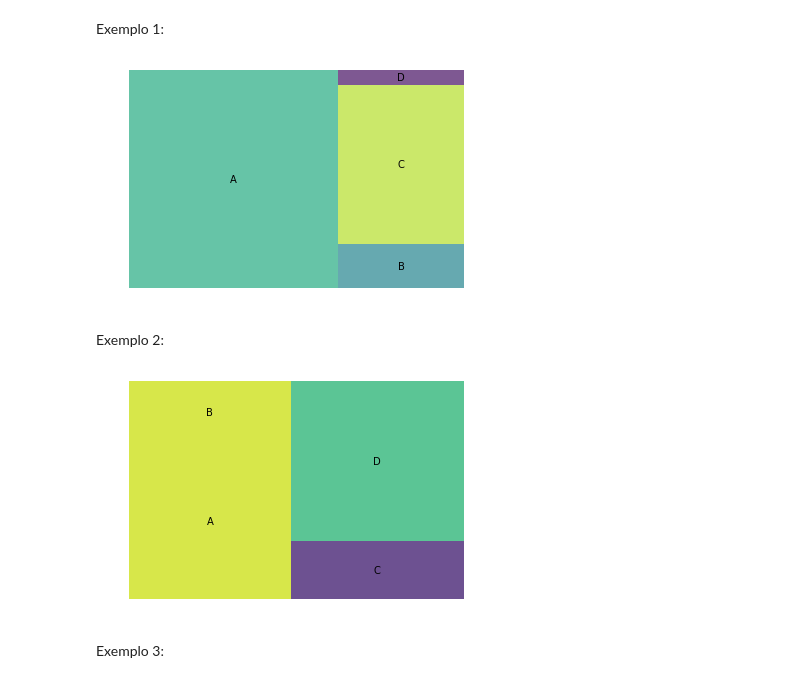
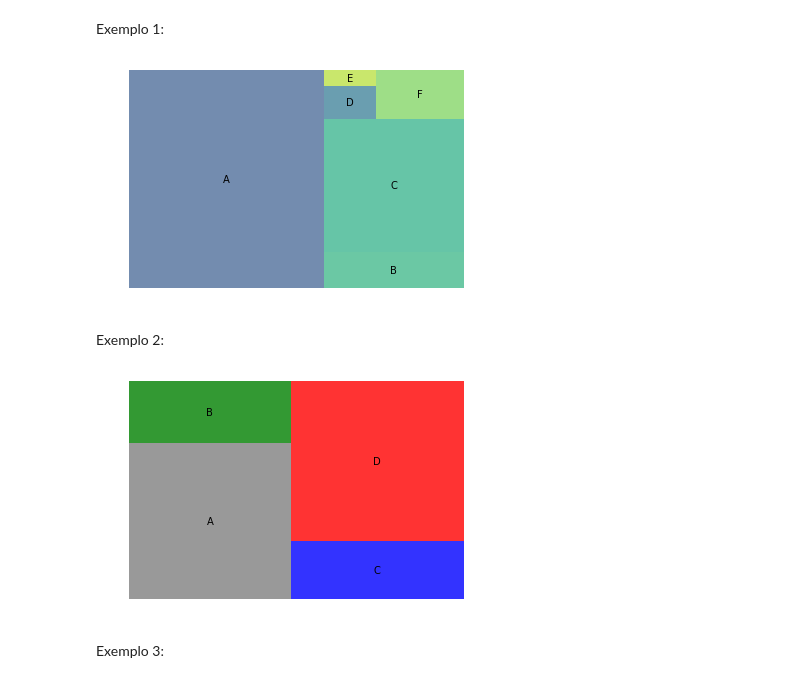
Before and after one commit to danielscarvalho/Insper-DS-Dicas, a Jupyter notebook: Dica-001.ipynb, the cells around one changed output. Cells and saved outputs as stored; diff of their text form; code cells hidden in the pictures.

```diff
--- a/Dica-001.ipynb
+++ b/Dica-001.ipynb
@@ -26,27 +32,31 @@ import squarify
 # %% [markdown]
 Exemplo 1:
 # %%
-squarify.plot(sizes=[100, 12, 44, 4],
-              label=["A", "B", "C", "D"], alpha=.7 )
+squarify.plot(sizes=[100, 12, 44, 4, 2, 10],
+              label=["A", "B", "C", "D","E","F"],
+              alpha=.7 )
 
 plt.axis('off')
 plt.show()
 # %% [output]
-[figure, old version]
+[figure, new version]
 # %% [markdown]
 Exemplo 2:
 # %%
 import pandas as pd
 
 df = pd.DataFrame({'nb_people':[10, 4, 4, 11],
-                   'group':["A", "B", "C", "D"] })
+                   'group':["A", "B", "C", "D"]})
 
 squarify.plot(sizes=df['nb_people'],
-              label=df['group'], alpha=.8 )
+              label=df['group'],
+              alpha=.8,
+              color=["gray","green","blue", "red"])
+
 plt.axis('off')
 plt.show()
 # %% [output]
-[figure, old version]
+[figure, new version]
 # %% [markdown]
 Exemplo 3:
 # %%
```
Also changed, not shown: parts of 4 cells of this notebook, 3 other files.
